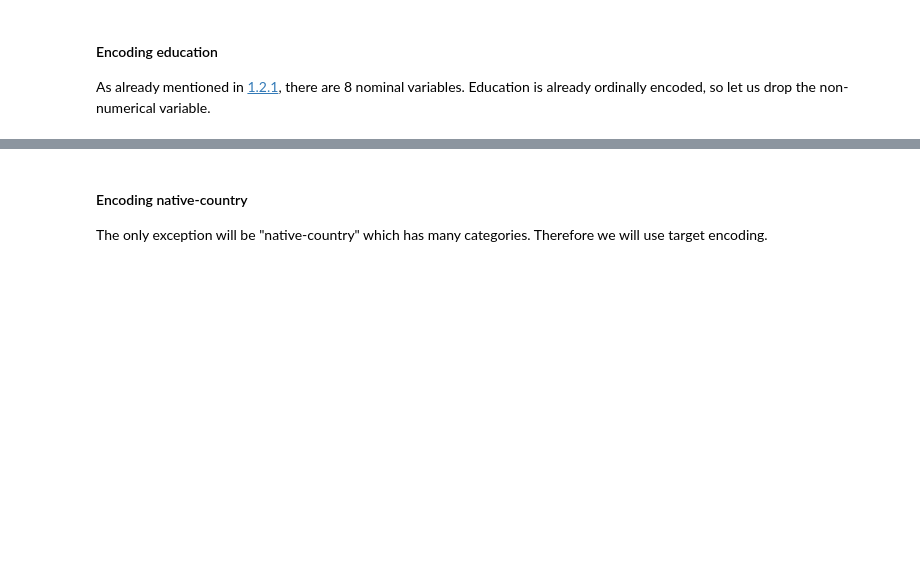
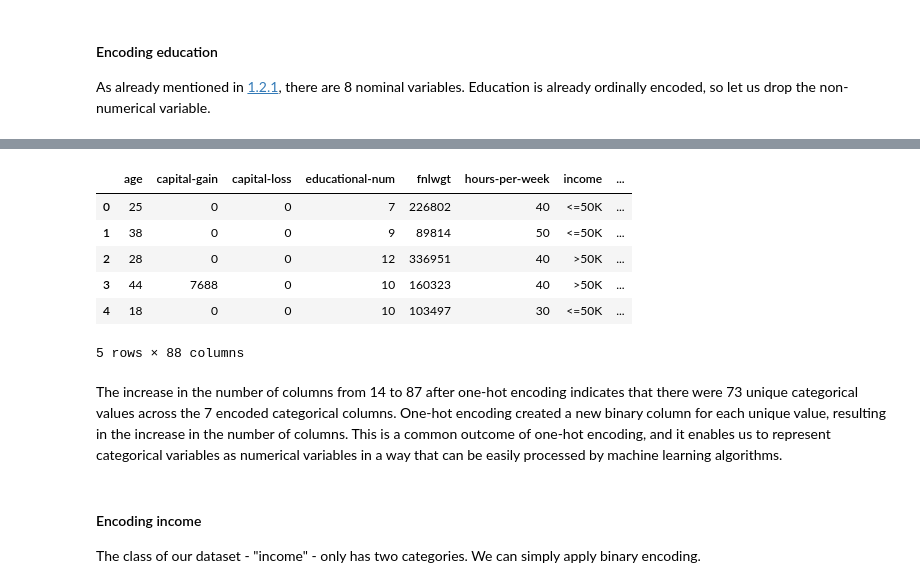
Before and after one commit to Jonson26/DSH-Pase2-Group1, a Jupyter notebook: Phase2_Group1_Session2.ipynb, the cells around one changed output, grey strips where cells are left out. Drawn from its saved outputs; the diff is of its cells as text; code cells hidden in the pictures; blank space fills up the shorter version.

```diff
--- a/Phase2_Group1_Session2.ipynb
+++ b/Phase2_Group1_Session2.ipynb
@@ -273,6 +307,27 @@ Since the other nominal variables are not ordinal, we do not want to use e.g. la
+# %%
+# Select the 7 nominal columns
+categorical_cols = df[['workclass', 'marital-status', 'occupation', 'relationship', 'race', 'gender', 'native-country']].columns
+
+# Select the other 7 columns (6 numericals + "income")
+numeric_cols = df.columns.difference(categorical_cols)
 # %%
-# One-hot Encoding for 6 of the nominal features
+# Perform one-hot encoding on categorical columns
+onehot_encoder = OneHotEncoder(sparse_output=False)
+onehot_array = onehot_encoder.fit_transform(df[categorical_cols])
+column_names = onehot_encoder.get_feature_names_out(categorical_cols)
+onehot_df = pd.DataFrame(onehot_array, columns=column_names)
+
+# Concatenate one-hot encoded DataFrame with original numerical and income columns
+numeric_df = df[numeric_cols].reset_index(drop=True)
+processed_df = pd.concat([numeric_df, onehot_df], axis=1)
+
+# Get snippet of the processed DataFrame
+processed_df.head()
+# %% [output]
+|  | age | capital-gain | capital-loss | educational-num | fnlwgt | hours-per-week | income | ... |
+| 0 | 25 | 0 | 0 | 7 | 226802 | 40 | <=50K | ... |
+| 1 | 38 | 0 | 0 | 9 | 89814 | 50 | <=50K | ... |
+| 2 | 28 | 0 | 0 | 12 | 336951 | 40 | >50K | ... |
+| 3 | 44 | 7688 | 0 | 10 | 160323 | 40 | >50K | ... |
+| 4 | 18 | 0 | 0 | 10 | 103497 | 30 | <=50K | ... |
+5 rows × 88 columns
-# %% [markdown]
-#### Encoding native-country
-
-The only exception will be "native-country" which has many categories. Therefore we will use target encoding.
@@ -280,0 +334,6 @@ The only exception will be "native-country" which has many categories. Therefore
+# %% [markdown]
+The increase in the number of columns from 14 to 87 after one-hot encoding indicates that there were 73 unique categorical values across the 7 encoded categorical columns. One-hot encoding created a new binary column for each unique value, resulting in the increase in the number of columns. This is a common outcome of one-hot encoding, and it enables us to represent categorical variables as numerical variables in a way that can be easily processed by machine learning algorithms.
+# %% [markdown]
+#### Encoding income
+
+The class of our dataset - "income" - only has two categories. We can simply apply binary encoding.
```
Also changed, not shown: parts of 13 cells of this notebook.
